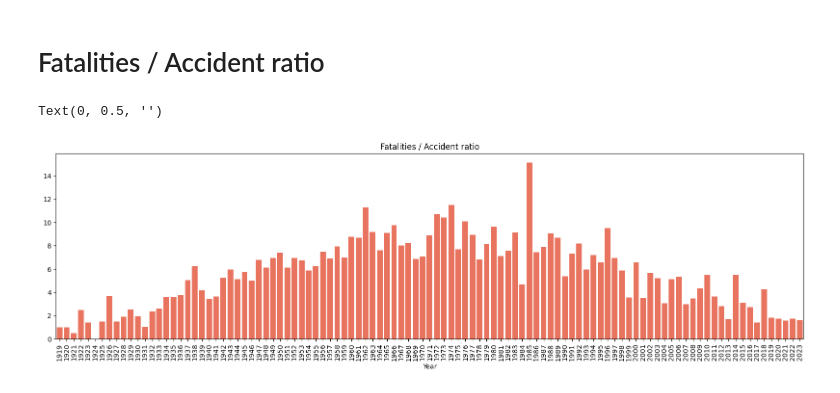
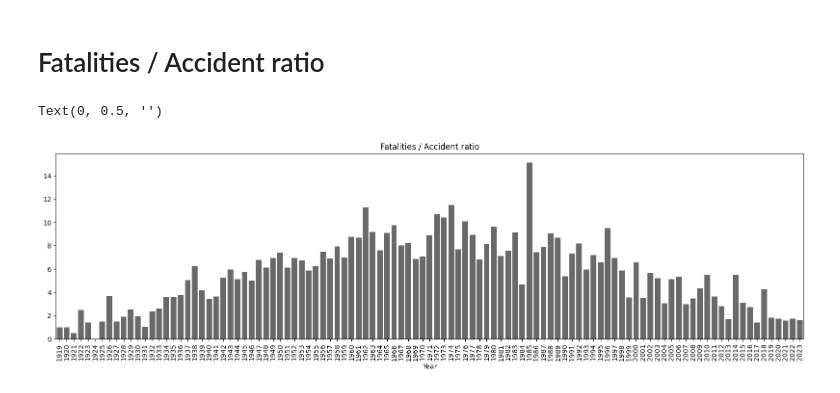
Before and after one commit to sootooly/aviation-accidents-analysis, a Jupyter notebook: aviation-accidents.ipynb, the cells around one changed output. Saved outputs shown, nothing was run; the diff lists cells and outputs as text; code cells hidden in the pictures.

Commit message:
Kaggle Notebook | Aviation Accidents | Version 4

```diff
--- a/aviation-accidents.ipynb
+++ b/aviation-accidents.ipynb
@@ -107,16 +102,16 @@ Name: type, dtype: int64
 # %%
 plt.figure(figsize=(20, 5))
 plt.xticks(rotation=90)
 
 fatalities_per_accident = df.groupby('year').fatalities.sum() / df.groupby('year').fatalities.count()
-sns.barplot(x=fatalities_per_accident.index, y=fatalities_per_accident, color='tomato')
+sns.barplot(x=fatalities_per_accident.index, y=fatalities_per_accident, color='dimgray')
 
 plt.title('Fatalities / Accident ratio')
 plt.xlabel('Year')
 plt.ylabel('')
 # %% [output]
 Text(0, 0.5, '')
-[figure, old version]
+[figure, new version]
 # %%
 df.loc[df.year == '1985']
 # %% [output]
```
Also changed, not shown: parts of 3 cells of this notebook.
